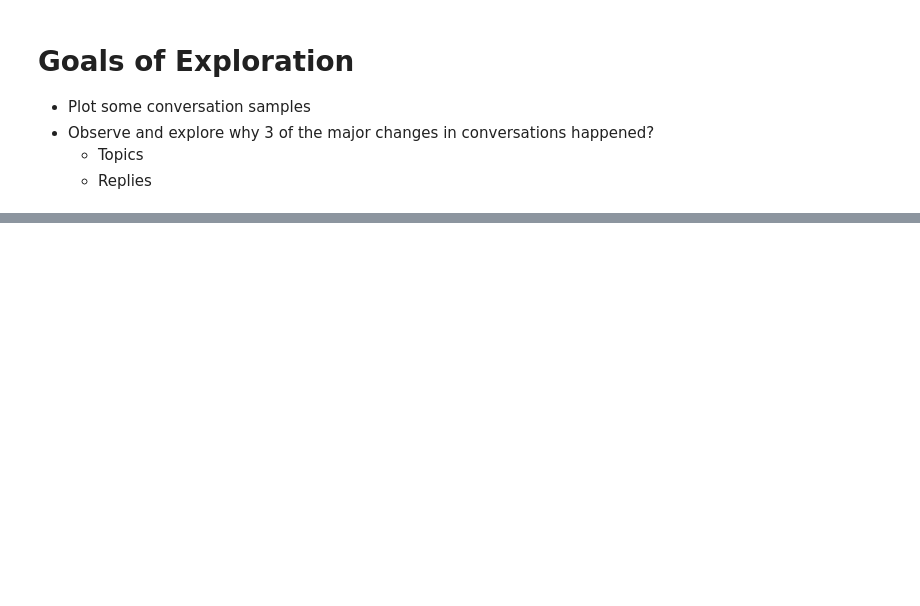
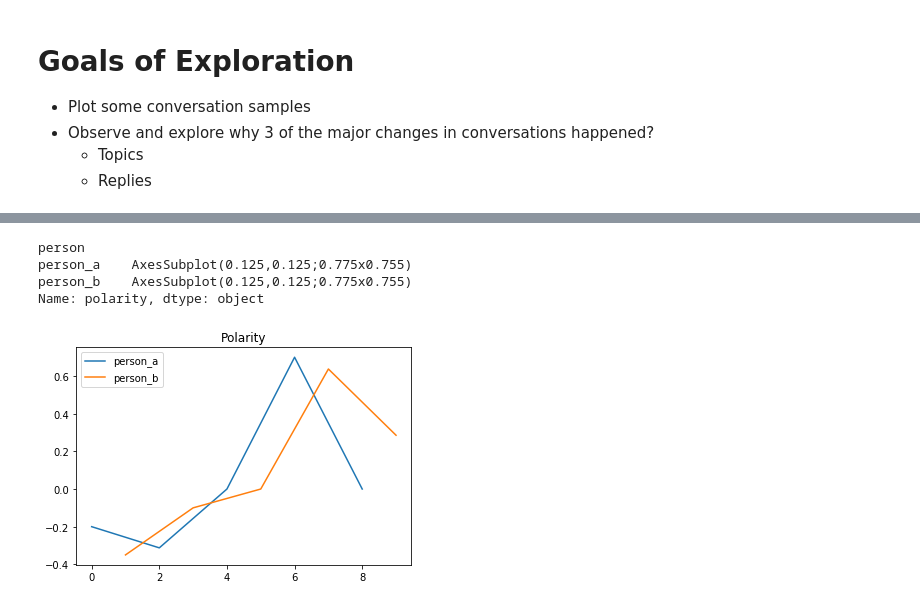
Before and after one commit to Ryanglambert/daily_dialogue, a Jupyter notebook: EDA.ipynb, the cells around one changed output, grey strips where cells are left out. Drawn from its saved outputs; the diff is of its cells as text; code cells hidden in the pictures; blank space fills up the shorter version.

```diff
--- a/EDA.ipynb
+++ b/EDA.ipynb
@@ -89,0 +79,9 @@ one.groupby(one.index)['utter'].
+# %%
+one = train.loc[0]
+one.groupby('person')['polarity'].plot(title='Polarity', legend=True)
+# %% [output]
+person
+person_a    AxesSubplot(0.125,0.125;0.775x0.755)
+person_b    AxesSubplot(0.125,0.125;0.775x0.755)
+Name: polarity, dtype: object
+[figure, added]
```
Also changed, not shown: parts of 5 cells of this notebook, 1 other file.
